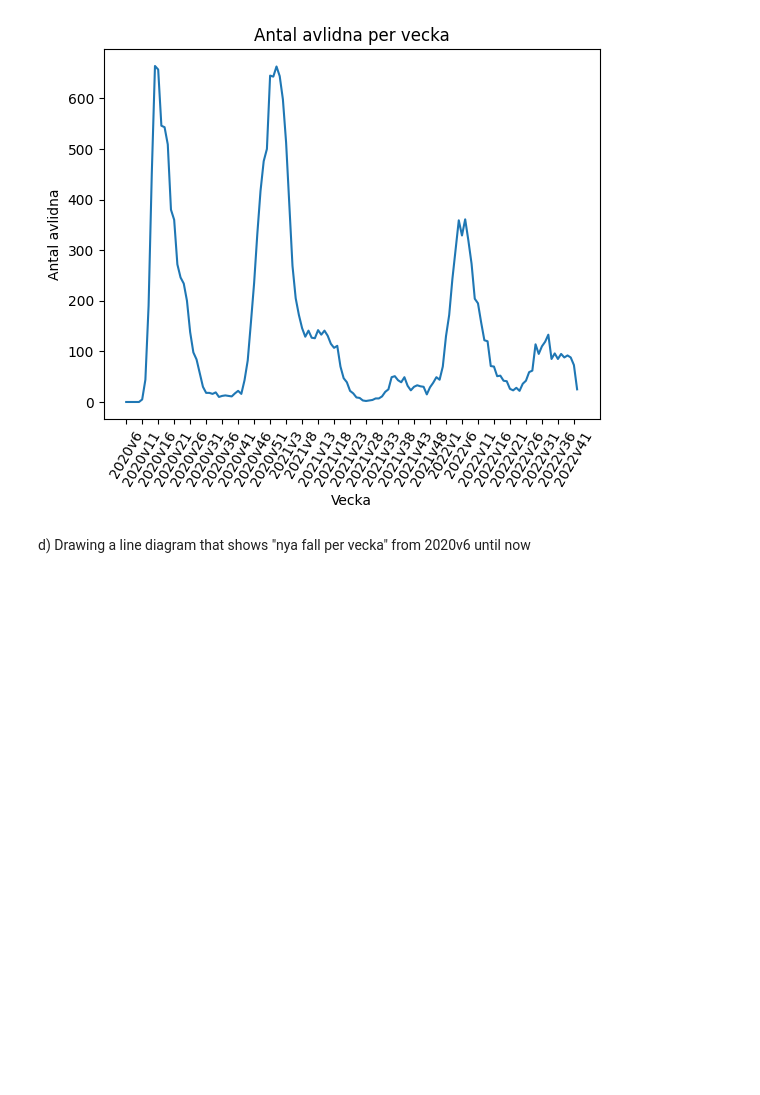
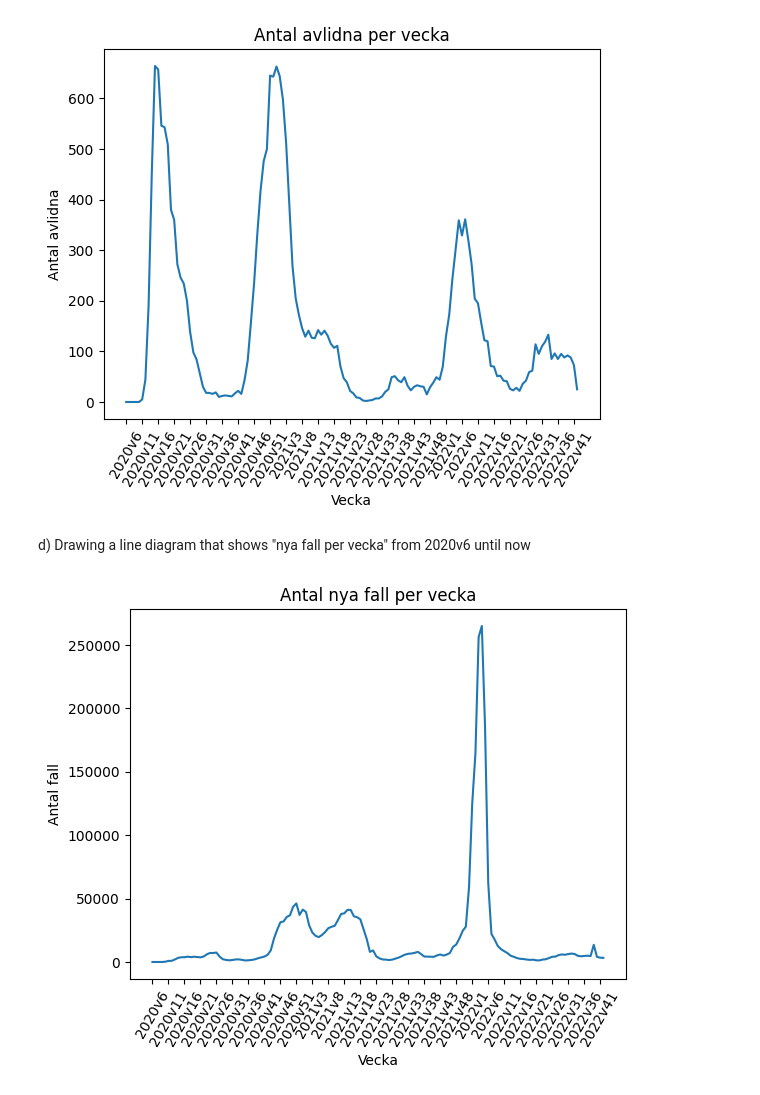
Before and after one commit to Zeepat/Dataprocessing-Asajad-Hussein, a Jupyter notebook: Lab/Lab.ipynb, the cells around one changed output. Cells and saved outputs as stored; diff of their text form; code cells hidden in the pictures; blank space fills up the shorter version.

Commit message:
Updated Lab.ipynb
Plotted the graphs for "nya fall per vecka" using the same technique as the previous exercise.

```diff
--- a/Lab/Lab.ipynb
+++ b/Lab/Lab.ipynb
@@ -116,3 +116,26 @@ avlidna_fall_vecka_plotly.show()
 [figure]
 # %% [markdown]
 d) Drawing a line diagram that shows "nya fall per vecka" from 2020v6 until now
+# %%
+# select the columns "Vecka" and "Antal_fall_vecka"
+fall_per_vecka = veckodata_riket[["Vecka", "Antal_fall_vecka"]]
+
+# set the index to "Vecka"
+fall_per_vecka.set_index("Vecka", inplace=True)
+
+# plot using seaborn
+antal_fall_vecka_seaborn = sns.lineplot(data=fall_per_vecka, x=fall_per_vecka.index, y="Antal_fall_vecka")
+antal_fall_vecka_seaborn.set_xticks(fall_per_vecka.index[::5])
+antal_fall_vecka_seaborn.set_xticklabels(fall_per_vecka.index[::5], rotation=60)
+antal_fall_vecka_seaborn.set_xlabel("Vecka")
+antal_fall_vecka_seaborn.set_ylabel("Antal fall")
+antal_fall_vecka_seaborn.set_title("Antal nya fall per vecka")
+
+# plot using plotly express
+antal_fall_vecka_plotly = px.line(fall_per_vecka, x=fall_per_vecka.index, y="Antal_fall_vecka", title="Antal nya fall per vecka")
+antal_fall_vecka_plotly.update_xaxes(title_text="Vecka", tickvals=fall_per_vecka.index[::5], tickangle=300)
+antal_fall_vecka_plotly.update_yaxes(title_text="Antal fall")
+
+antal_fall_vecka_plotly.show()
+# %% [output]
+[figure, added]
```
